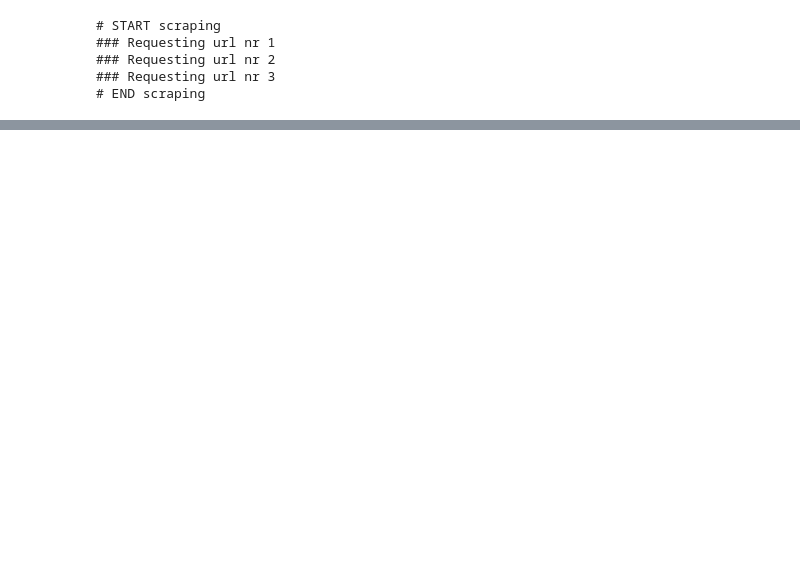
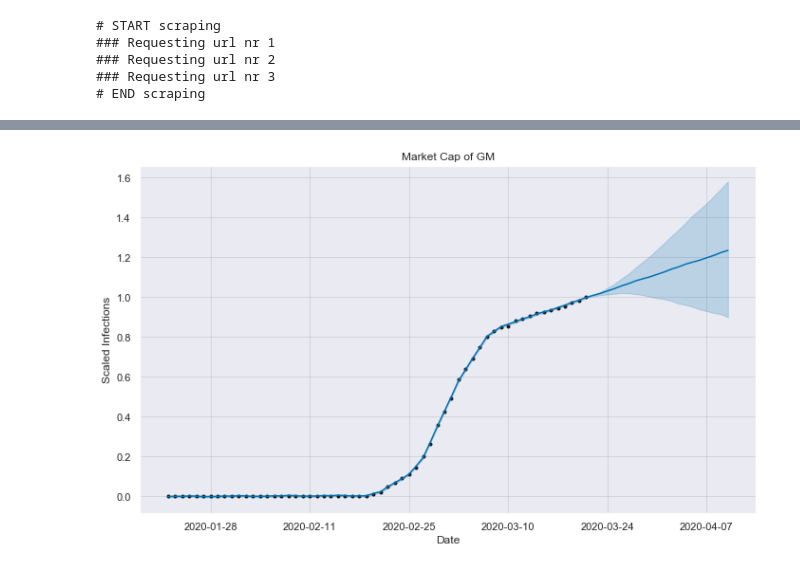
Before and after one commit to matthiasboeker/Covid_19_Forecast, a Jupyter notebook: Notebooks/Exploration.ipynb, the cells around one changed output, grey strips where cells are left out. Cells and saved outputs as stored; diff of their text form; code cells hidden in the pictures; blank space fills up the shorter version.

```diff
--- a/Notebooks/Exploration.ipynb
+++ b/Notebooks/Exploration.ipynb
@@ -36,0 +88,11 @@ CH.sample(10)
+# %%
+import fbprophet
+
+# Make a future dataframe for 20 Days
+SK_forecast = SK_prophet.make_future_dataframe(periods=20, freq='D')
+SK_forecast = SK_prophet.predict(SK_forecast)
+
+SK_prophet.plot(SK_forecast, xlabel = 'Date', ylabel = 'Scaled Infections')
+plt.title('Market Cap of GM');
+# %% [output]
+[figure, added]
```
Also changed, not shown: parts of 11 cells of this notebook.
